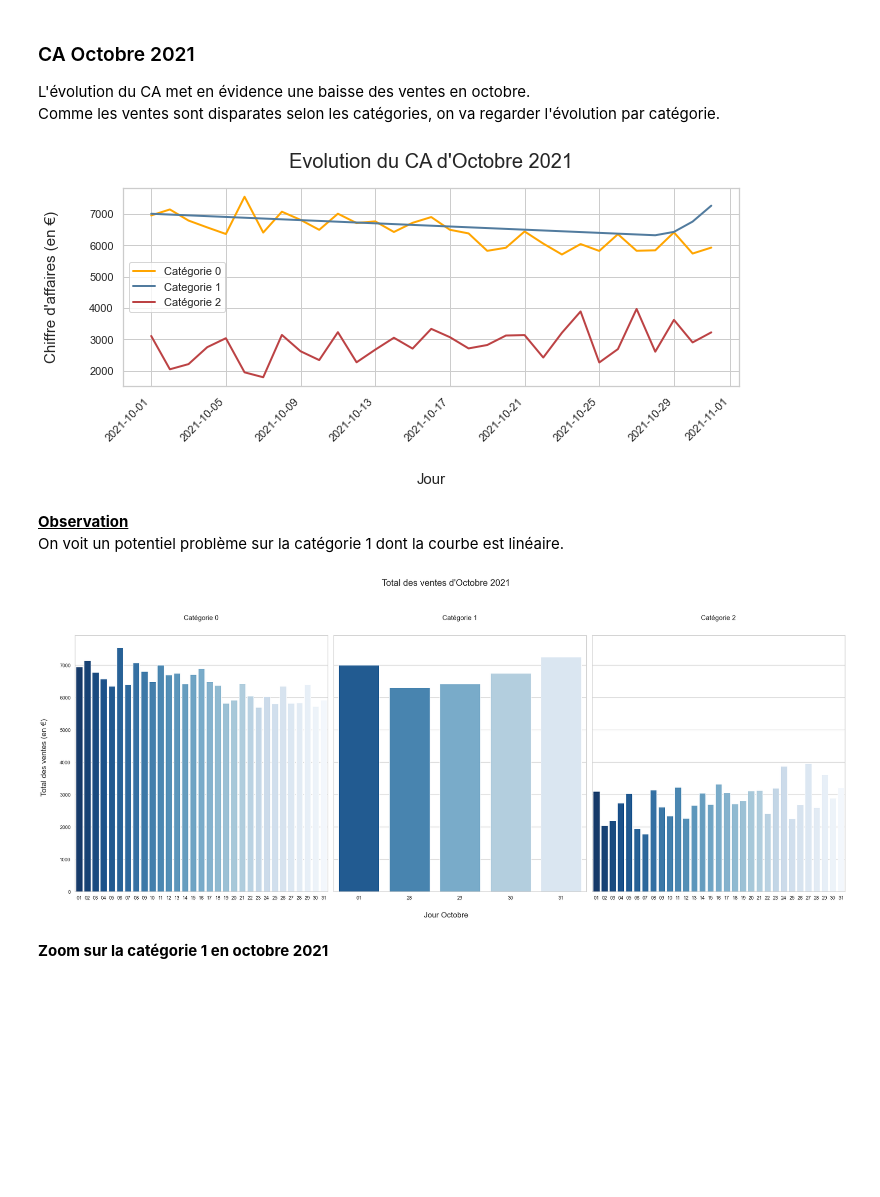
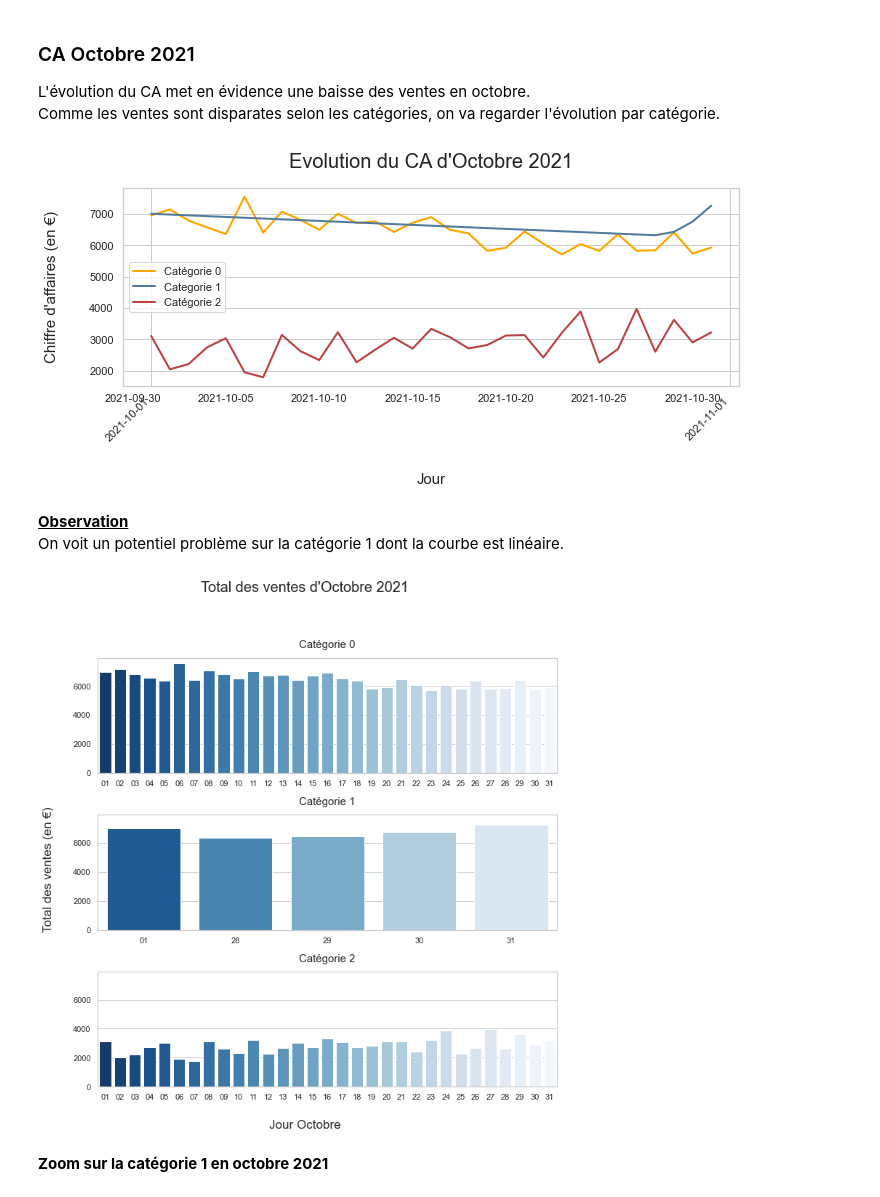
Before and after one commit to dumbor/P6---Analyse-de-ventes, a Jupyter notebook: Analysez les ventes d'une librairie.ipynb, the cells around one changed output. Saved outputs shown, nothing was run; the diff lists cells and outputs as text; code cells hidden in the pictures; blank space fills up the shorter version.

```diff
--- a/Analysez les ventes d'une librairie.ipynb
+++ b/Analysez les ventes d'une librairie.ipynb
@@ -423,8 +421,8 @@ Je vais appliquer le prix moyen au produit manquant, et la catégorie ayant le p
 # %%
-mean_price=np.mean(main_df.price)
+mean_price=round(np.mean(main_df.price),2)
 most_numerous_categ = main_df.groupby("categ", as_index=False).agg({"categ":'count'}).reset_index().sort_values(by="categ",ascending=False)
 
-print(f"""Le prix moyen d'un livre est de {mean_price:.2f}€.
-La catégorie la plus représentée est la {most_numerous_categ.index[0]} avec {most_numerous_categ.categ[0]} occurences.""")
+print(f"""Le prix moyen d'un livre est de {mean_price}€.
+La catégorie la plus vendue est la {most_numerous_categ.index[0]} avec {most_numerous_categ.categ[0]} occurences.""")
 # %% [output]
 Le prix moyen d'un livre est de 17.45€.
@@ -432,5 +430,5 @@ La catégorie la plus représentée est la 0 avec 415459 occurences.
 # %%
-main_df.price.fillna(value=round(mean_price,2), inplace=True)
+main_df.price.fillna(value=mean_price,inplace=True)
 main_df.categ.fillna(value=most_numerous_categ.index[0], inplace=True)
 # %% [markdown]
 Vérification de la modification
@@ -885,6 +870,11 @@ graph=pd.DataFrame({'x': october_sales["date"], 'y1': october_sales["total_sales
 # set figure size
 fig, ax = plt.subplots(figsize=(10, 5))
 fig.autofmt_xdate(rotation=45)
+
+ax.xaxis.set_major_formatter(mdates.DateFormatter('%Y-%m-%d'))
+ax.xaxis.set_minor_formatter(mdates.DateFormatter('%Y-%m-%d'))
+ax.xaxis.set_major_locator(mdates.DayLocator(1))
+ax.xaxis.set_minor_locator(mdates.DayLocator(interval=5)) # Ensure ticks fall once every month (interval=1)
 
 # Graphics
 plt.plot(graph['x'], graph['y1'], marker='', color="orange", linewidth=2,  label="Catégorie 0")
@@ -904,36 +894,36 @@ plt.tight_layout()
 
 
 #Save graphgic
-plt.savefig("img/turnoverTrendByCateg.png", dpi=200)
+plt.savefig("img/turnoverTrendByCateg.png", dpi=200, bbox_inches="tight")
 
 # Show the graph
 plt.show()
 # %% [output]
-[figure, old version]
+[figure, new version]
 # %% [markdown]
 **<u>Observation</u>**<br>
 On voit un potentiel problème sur la catégorie 1 dont la courbe est linéaire.
 # %%
-fig, axes = plt.subplots(1, 3, figsize=(25, 10), sharey=True)
+fig, axes = plt.subplots(3, 1, figsize=(10, 10), sharey=True)
 fig.suptitle("Total des ventes d'Octobre 2021", fontsize=20,y=1.05)
 
 for i in range (len(october_sales.categ.unique())):
     sns.barplot(ax=axes[i], x=october_sales[october_sales["categ"]==i].date.astype('str').str[8:10] , y=october_sales[october_sales["categ"]==i].total_sales, palette="Blues_r")
     axes[i].set_title("Catégorie "+ str(i),fontsize=15,y=1.05)
     axes[i].set_xlabel("")
     axes[i].set_ylabel("")
 
 fig.supylabel("Total des ventes (en €)",x=0, fontsize=17)
 fig.supxlabel("Jour Octobre",y=0, fontsize=17)
 plt.tight_layout()
 
 # Save the graphic
-plt.savefig(fname='img/octoberSales.png', dpi=200)
+plt.savefig(fname='img/octoberSales.png', dpi=200, bbox_inches="tight")
 
 # Show graphic
 plt.show()
 # %% [output]
-[figure, old version]
+[figure, new version]
 # %% [markdown]
 **Zoom sur la catégorie 1 en octobre 2021**
 # %%
```
Also changed, not shown: parts of 35 cells of this notebook.
